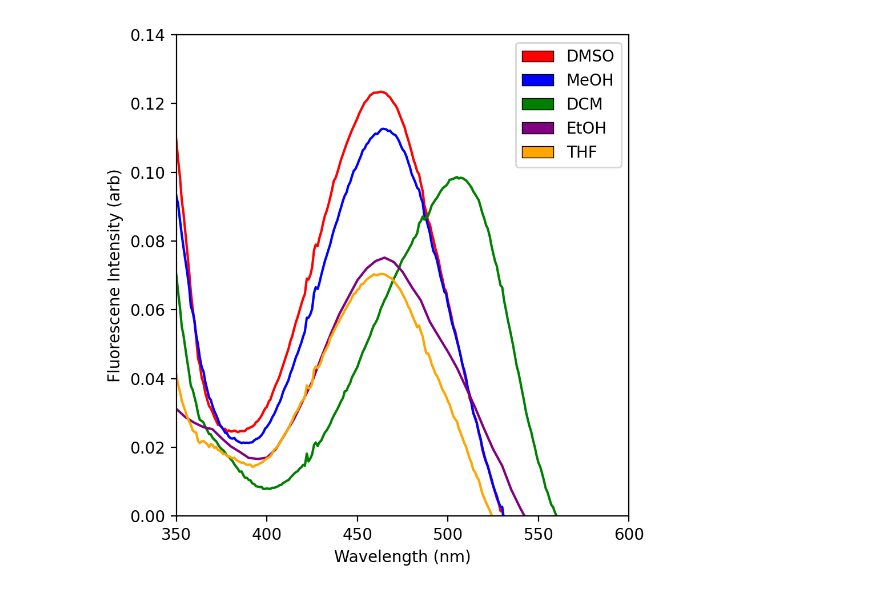
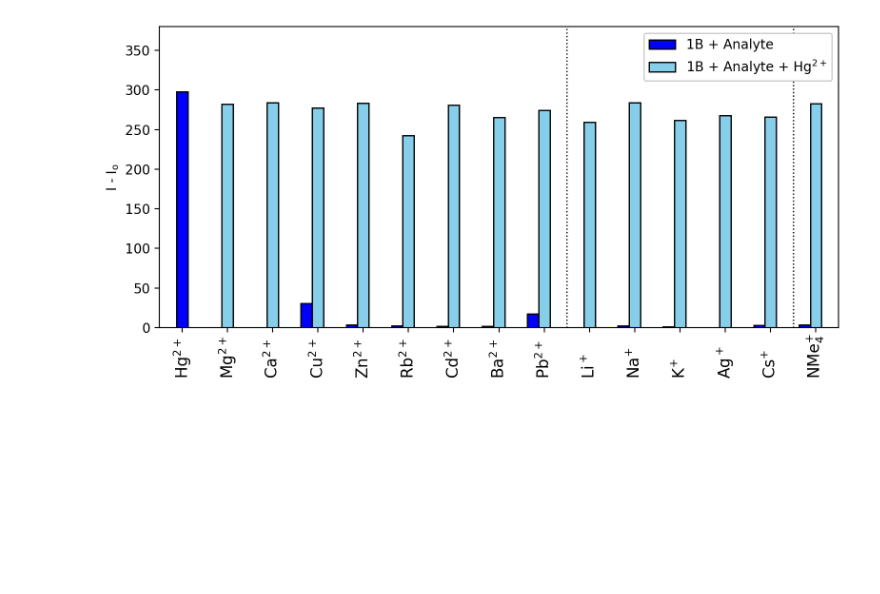
Before and after one commit to UTA-REST/HgMonsterPlots, a Jupyter notebook: Figure6.ipynb, the cells around one changed output. Saved outputs shown, nothing was run; the diff lists cells and outputs as text; code cells hidden in the pictures; blank space fills up the shorter version.

```diff
--- a/Figure6.ipynb
+++ b/Figure6.ipynb
@@ -39,17 +34,36 @@ a5 = mpatches.Patch(facecolor='orange', label = 'THF', linewidth = 0.5, edgecolo
-# %%
-plt.figure(figsize=(5,5),dpi=200)
-plt.plot(x,y1,color='red')
-plt.plot(x,y2,color='blue')
-plt.plot(x,y3,color='green')
-plt.plot(x2,y4,color='purple')
-plt.plot(x,y5,color='orange')
-pylab.ylim(0,0.14)
-pylab.xlim(350,600)
-pylab.xlabel("Wavelength (nm)")
-pylab.ylabel("Fluorescene Intensity (arb)")
-pylab.legend(handles=[a1,a2,a3,a4,a5],loc='upper right')
-plt.tight_layout()
-plt.savefig('Figs/Figure6.png',bbox_inches='tight')
-plt.show()
-# %% [output]
-[figure, removed]
+# %%
+order=[0,10,3,6,14,13,4,2,12,8,11,7,1,5,9]
+
+withHg    = np.array([0,268.0009155,265.2952271,283.9906311,280.84021,265.8779755,277.0724792,261.5956116,259.2498322,282.6671753,282.4549713,283.7134094,274.1381684,242.7509308,283.2542419])
+withoutHg = np.array([298.0584107,-2.030578615,1.627869605,0.00392723,1.571373935,3.247993465,30.8597126,1.126558305,-1.597976685,3.39178467,-3.15183544,2.64977646,17.24077225,2.29574776,3.728233335])
+labels    = np.array(['Hg$^{2+}$','Ag$^+$','Ba$^{2+}$','Ca$^{2+}$','Cd$^{2+}$','Cs$^{+}$','Cu$^{2+}$','K$^{+}$','Li$^+$','NMe$_{4}^{+}$','Mg$^{2+}$','Na$^{+}$','Pb$^{2+}$','Rb$^{2+}$','Zn$^{2+}$'])
+n=15
+r = np.arange(len(order))
+width = 0.25
+
+plt.figure(figsize=(8,4),dpi=200)
+#plt.grid(axis='y')
+plt.bar(r[1:]-width, withoutHg[order][1:], color = 'blue',
+        width = width, edgecolor = 'black',
+        label='1B + Analyte')
+plt.bar(r[1:], withHg[order][1:], color = 'skyblue',
+        width = width, edgecolor = 'black',
+        label='1B + Analyte + Hg$^{2+}$')
+plt.bar(r[0], withoutHg[order][0], color = 'blue',
+        width = width, edgecolor = 'black')
+
+
+plt.ylabel("I - $\mathregular{I_{o}}$ ")
+plt.ylim(0,380)
+
+plt.xticks(r,labels[order],rotation=90,fontsize=12,va='bottom')
+plt.tick_params(axis='x', which='major', pad=35)
+plt.plot([8.5,8.5],[0,380],':',color='black',linewidth=1)
+plt.plot([13.5,13.5],[0,380],':',color='black',linewidth=1)
+plt.legend(loc='upper right', framealpha=1)
+plt.tight_layout()
+plt.savefig('Figs/Figure6.png',bbox_inches='tight')
+plt.xlim(-0.5,14.5)
+plt.show()
+# %% [output]
+[figure, added]
```
Also changed, not shown: parts of 3 cells of this notebook, 34 other files.
